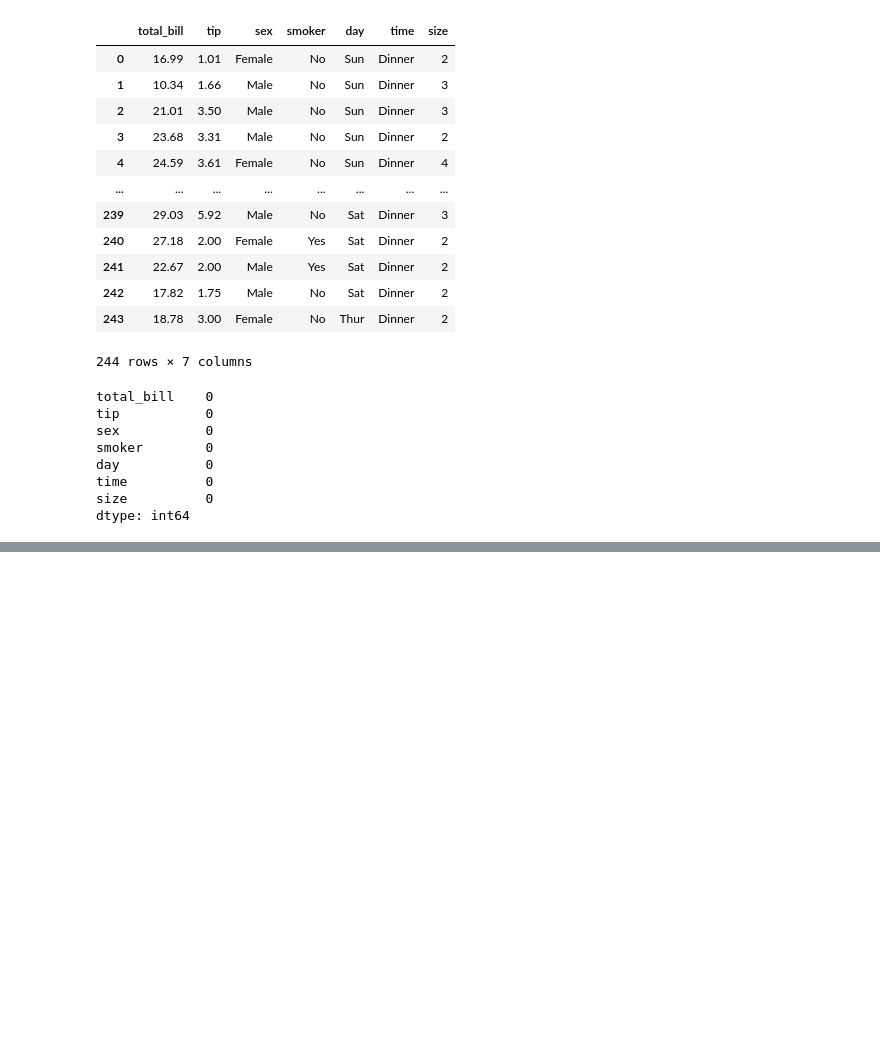
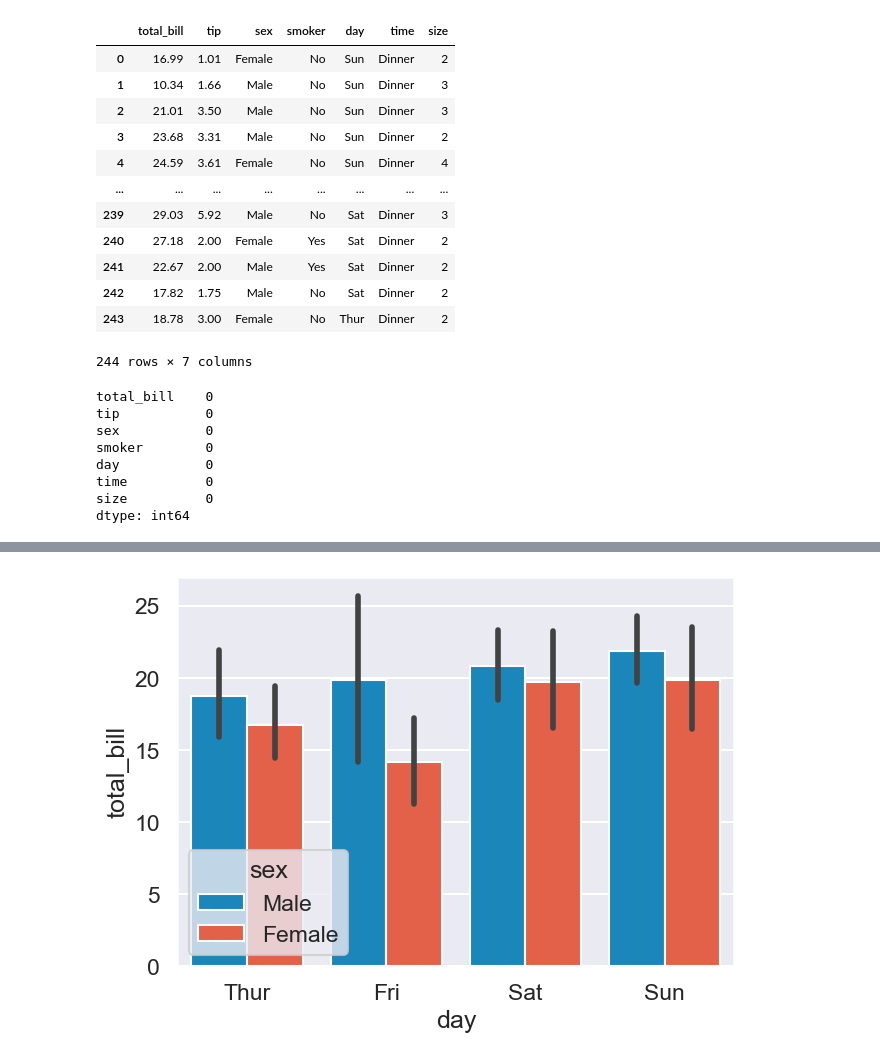
Before and after one commit to root459/DATAanalysis, a Jupyter notebook: datavisualization.ipynb, the cells around one changed output, grey strips where cells are left out. Drawn from its saved outputs; the diff is of its cells as text; code cells hidden in the pictures; blank space fills up the shorter version.

```diff
--- a/datavisualization.ipynb
+++ b/datavisualization.ipynb
@@ -355,0 +369,5 @@ bill_avg_df
+# %%
+#now to compare the male and female we use hue
+sns.barplot(x='day',y='total_bill',hue='sex',data=tips_df);
+# %% [output]
+[figure, added]
```
Also changed, not shown: parts of 6 cells of this notebook.
